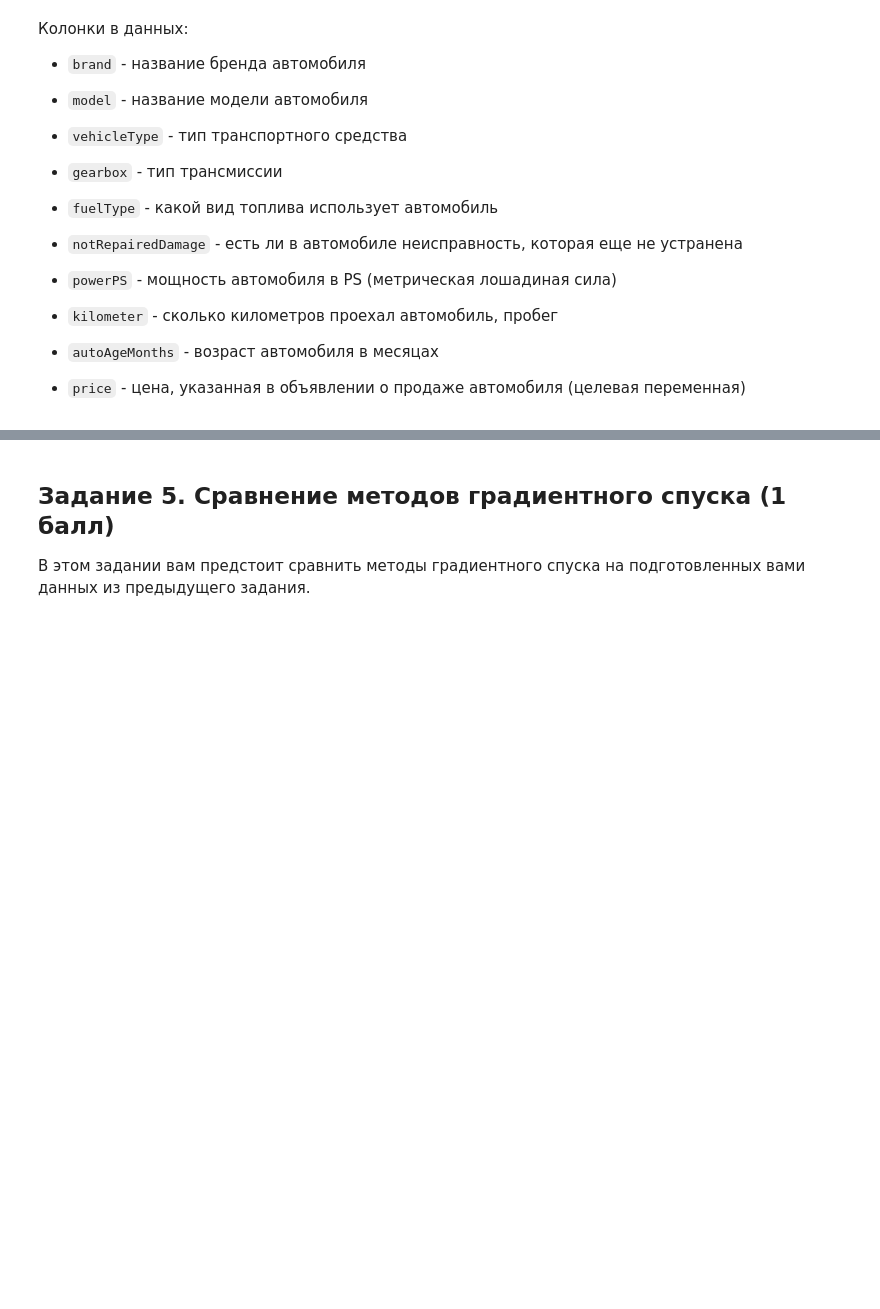
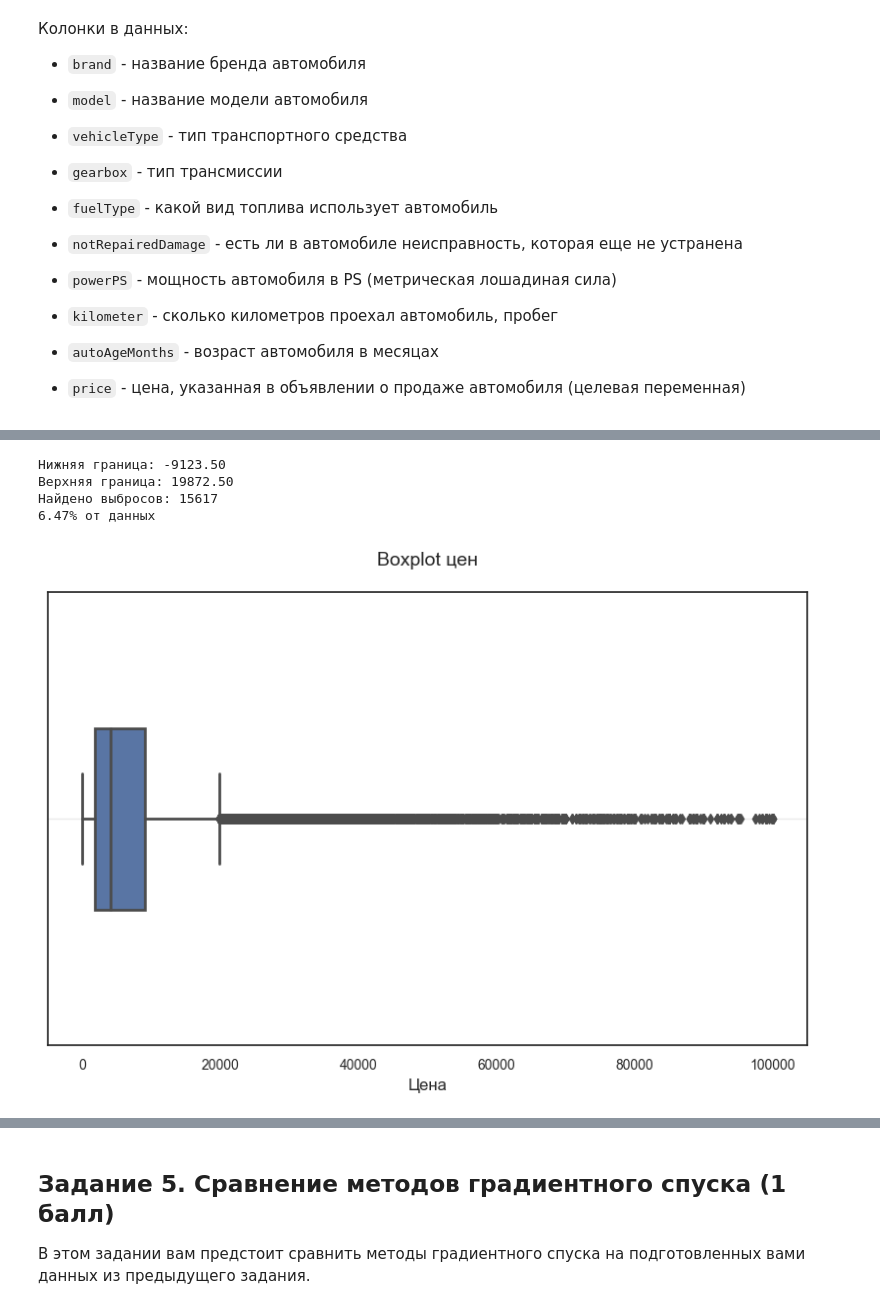
Before and after one commit to georgemoretti/Machine-Learning, a Jupyter notebook: lab4/ML MAI & SBER. GD. LAB 4.ipynb, the cells around one changed output, grey strips where cells are left out. Cells and saved outputs as stored; diff of their text form; code cells hidden in the pictures; blank space fills up the shorter version.

```diff
--- a/lab4/ML MAI & SBER. GD. LAB 4.ipynb
+++ b/lab4/ML MAI & SBER. GD. LAB 4.ipynb
@@ -429,0 +417,28 @@ other += ['bias']
+# %%
+Q1 = data['price'].quantile(0.25)
+Q3 = data['price'].quantile(0.75)
+IQR = Q3 - Q1
+lower_bound = Q1 - 1.5 * IQR
+upper_bound = Q3 + 1.5 * IQR
+
+plt.figure(figsize=(10, 6))
+boxplot = sns.boxplot(x=data['price'], width=0.4, fliersize=5, linewidth=2)
+plt.title('Boxplot цен', fontsize=14, pad=20)
+plt.xlabel('Цена', fontsize=12)
+plt.xticks(fontsize=10)
+plt.grid(axis='y', alpha=0.4)
+
+outliers_mask = (data['price'] < lower_bound) | (data['price'] > upper_bound)
+n_outliers = outliers_mask.sum()
+percent_outliers = n_outliers / len(data) * 100
+
+print(f"Нижняя граница: {lower_bound:.2f}")
+print(f"Верхняя граница: {upper_bound:.2f}")
+print(f"Найдено выбросов: {n_outliers}")
+print(f"{percent_outliers:.2f}% от данных")
+# %% [output]
+Нижняя граница: -9123.50
+Верхняя граница: 19872.50
+Найдено выбросов: 15617
+6.47% от данных
+[figure, added]
```
Also changed, not shown: parts of 63 cells of this notebook.
